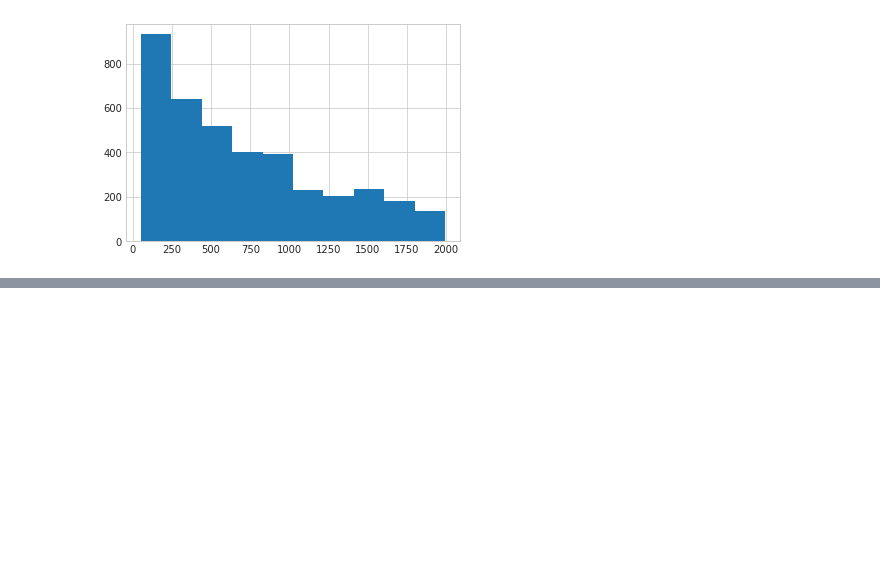
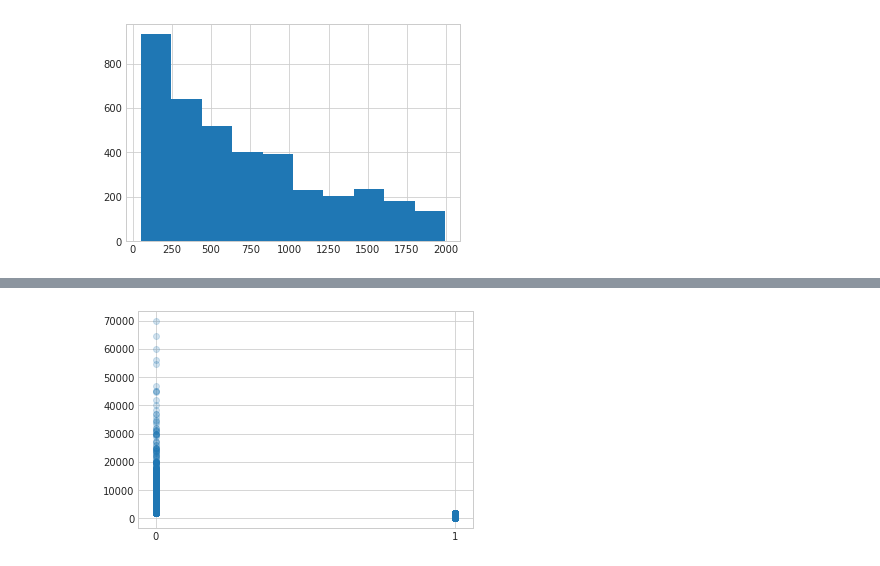
Before and after one commit to BielStela/Acute-Toxicity-QSAR, a Jupyter notebook: Data_exploration.ipynb, the cells around one changed output, grey strips where cells are left out. Saved outputs shown, nothing was run; the diff lists cells and outputs as text; code cells hidden in the pictures; blank space fills up the shorter version.

```diff
--- a/Data_exploration.ipynb
+++ b/Data_exploration.ipynb
@@ -107,0 +116,6 @@ sdf_df[sdf_df.nontoxic & sdf_df.very_toxic].LD50_mgkg.hist()
+# %%
+plt.scatter(sdf_df.nontoxic, sdf_df.LD50_mgkg, alpha = 0.2)
+plt.xticks([1,0])
+plt.show()
+# %% [output]
+[figure, added]
```
Also changed, not shown: parts of 2 cells of this notebook.
